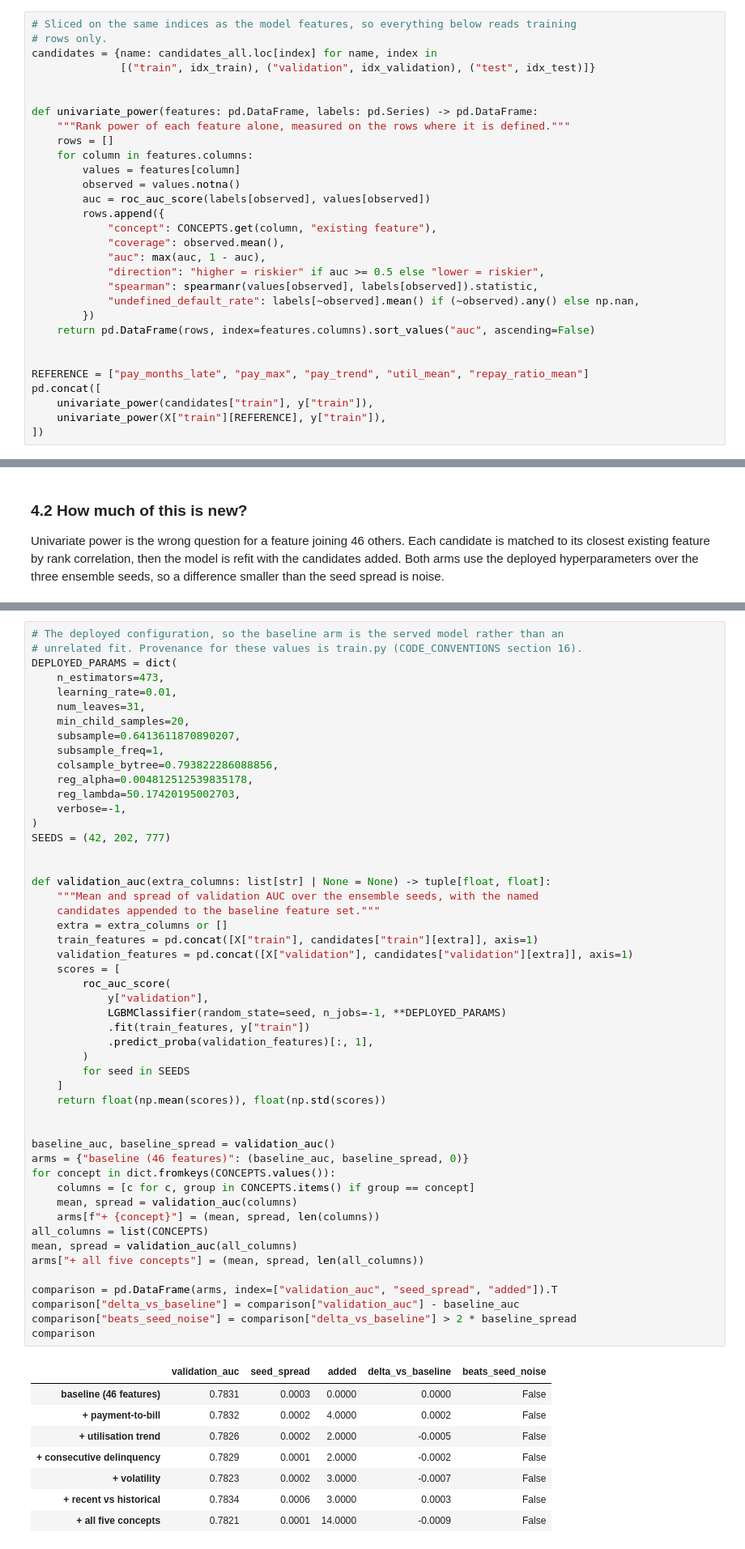
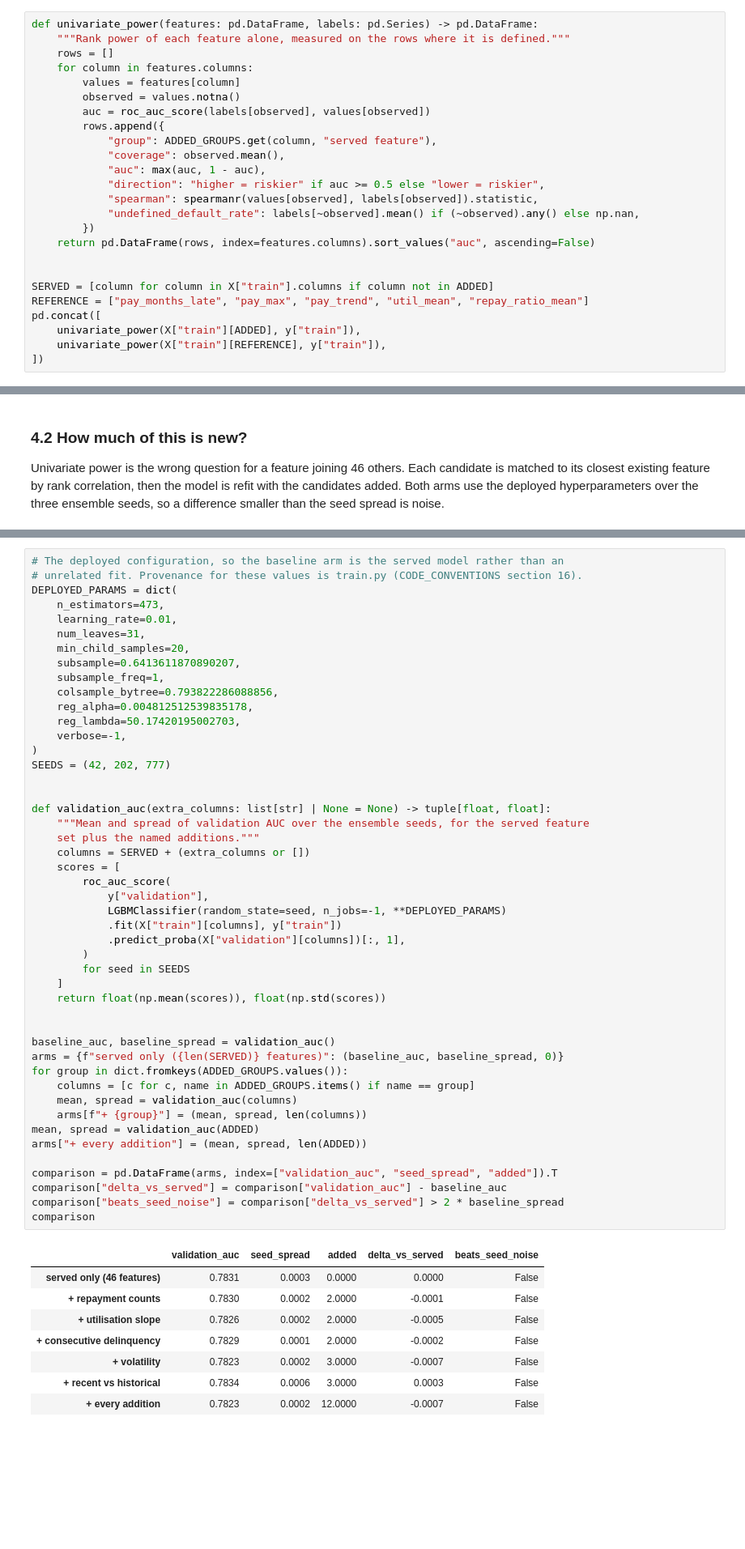
Before and after one commit to AnastasiaRassi/Behavioural_Credit_Scorecard_System, a Jupyter notebook: notebooks/01_data_preparation.ipynb, the cells around one changed output, grey strips where cells are left out. Shown at 81% size. Saved outputs shown, nothing was run; the diff lists cells and outputs as text; blank space fills up the shorter version.

```diff
--- a/notebooks/01_data_preparation.ipynb
+++ b/notebooks/01_data_preparation.ipynb
@@ -448,10 +381,4 @@ underneath for reference.
 # %%
-# Sliced on the same indices as the model features, so everything below reads training
-# rows only.
-candidates = {name: candidates_all.loc[index] for name, index in
-              [("train", idx_train), ("validation", idx_validation), ("test", idx_test)]}
-
-
 def univariate_power(features: pd.DataFrame, labels: pd.Series) -> pd.DataFrame:
     """Rank power of each feature alone, measured on the rows where it is defined."""
     rows = []
@@ -460,7 +387,7 @@ def univariate_power(features: pd.DataFrame, labels: pd.Series) -> pd.DataFrame:
         observed = values.notna()
         auc = roc_auc_score(labels[observed], values[observed])
         rows.append({
-            "concept": CONCEPTS.get(column, "existing feature"),
+            "group": ADDED_GROUPS.get(column, "served feature"),
             "coverage": observed.mean(),
             "auc": max(auc, 1 - auc),
             "direction": "higher = riskier" if auc >= 0.5 else "lower = riskier",
@@ -470,9 +397,10 @@ def univariate_power(features: pd.DataFrame, labels: pd.Series) -> pd.DataFrame:
     return pd.DataFrame(rows, index=features.columns).sort_values("auc", ascending=False)
 
 
+SERVED = [column for column in X["train"].columns if column not in ADDED]
 REFERENCE = ["pay_months_late", "pay_max", "pay_trend", "util_mean", "repay_ratio_mean"]
 pd.concat([
-    univariate_power(candidates["train"], y["train"]),
+    univariate_power(X["train"][ADDED], y["train"]),
     univariate_power(X["train"][REFERENCE], y["train"]),
 ])
 # %% [output]
@@ -579,55 +506,52 @@ DEPLOYED_PARAMS = dict(
     learning_rate=0.01,
     num_leaves=31,
     min_child_samples=20,
     subsample=0.6413611870890207,
     subsample_freq=1,
     colsample_bytree=0.793822286088856,
     reg_alpha=0.004812512539835178,
     reg_lambda=50.17420195002703,
     verbose=-1,
 )
 SEEDS = (42, 202, 777)
 
 
 def validation_auc(extra_columns: list[str] | None = None) -> tuple[float, float]:
-    """Mean and spread of validation AUC over the ensemble seeds, with the named
-    candidates appended to the baseline feature set."""
-    extra = extra_columns or []
-    train_features = pd.concat([X["train"], candidates["train"][extra]], axis=1)
-    validation_features = pd.concat([X["validation"], candidates["validation"][extra]], axis=1)
+    """Mean and spread of validation AUC over the ensemble seeds, for the served feature
+    set plus the named additions."""
+    columns = SERVED + (extra_columns or [])
     scores = [
         roc_auc_score(
             y["validation"],
             LGBMClassifier(random_state=seed, n_jobs=-1, **DEPLOYED_PARAMS)
-            .fit(train_features, y["train"])
-            .predict_proba(validation_features)[:, 1],
+            .fit(X["train"][columns], y["train"])
+            .predict_proba(X["validation"][columns])[:, 1],
         )
         for seed in SEEDS
     ]
     return float(np.mean(scores)), float(np.std(scores))
 
 
 baseline_auc, baseline_spread = validation_auc()
-arms = {"baseline (46 features)": (baseline_auc, baseline_spread, 0)}
-for concept in dict.fromkeys(CONCEPTS.values()):
-    columns = [c for c, group in CONCEPTS.items() if group == concept]
+arms = {f"served only ({len(SERVED)} features)": (baseline_auc, baseline_spread, 0)}
+for group in dict.fromkeys(ADDED_GROUPS.values()):
+    columns = [c for c, name in ADDED_GROUPS.items() if name == group]
     mean, spread = validation_auc(columns)
-    arms[f"+ {concept}"] = (mean, spread, len(columns))
-all_columns = list(CONCEPTS)
-mean, spread = validation_auc(all_columns)
-arms["+ all five concepts"] = (mean, spread, len(all_columns))
+    arms[f"+ {group}"] = (mean, spread, len(columns))
+mean, spread = validation_auc(ADDED)
+arms["+ every addition"] = (mean, spread, len(ADDED))
 
 comparison = pd.DataFrame(arms, index=["validation_auc", "seed_spread", "added"]).T
-comparison["delta_vs_baseline"] = comparison["validation_auc"] - baseline_auc
-comparison["beats_seed_noise"] = comparison["delta_vs_baseline"] > 2 * baseline_spread
+comparison["delta_vs_served"] = comparison["validation_auc"] - baseline_auc
+comparison["beats_seed_noise"] = comparison["delta_vs_served"] > 2 * baseline_spread
 comparison
 # %% [output]
-|  | validation_auc | seed_spread | added | delta_vs_baseline | beats_seed_noise |
-| baseline (46 features) | 0.7831 | 0.0003 | 0.0000 | 0.0000 | False |
-| + payment-to-bill | 0.7832 | 0.0002 | 4.0000 | 0.0002 | False |
-| + utilisation trend | 0.7826 | 0.0002 | 2.0000 | -0.0005 | False |
+|  | validation_auc | seed_spread | added | delta_vs_served | beats_seed_noise |
+| served only (46 features) | 0.7831 | 0.0003 | 0.0000 | 0.0000 | False |
+| + repayment counts | 0.7830 | 0.0002 | 2.0000 | -0.0001 | False |
+| + utilisation slope | 0.7826 | 0.0002 | 2.0000 | -0.0005 | False |
 | + consecutive delinquency | 0.7829 | 0.0001 | 2.0000 | -0.0002 | False |
 | + volatility | 0.7823 | 0.0002 | 3.0000 | -0.0007 | False |
 | + recent vs historical | 0.7834 | 0.0006 | 3.0000 | 0.0003 | False |
-| + all five concepts | 0.7821 | 0.0001 | 14.0000 | -0.0009 | False |
+| + every addition | 0.7823 | 0.0002 | 12.0000 | -0.0007 | False |
 # %%
```
Also changed, not shown: parts of 13 cells of this notebook, 1 other file.
